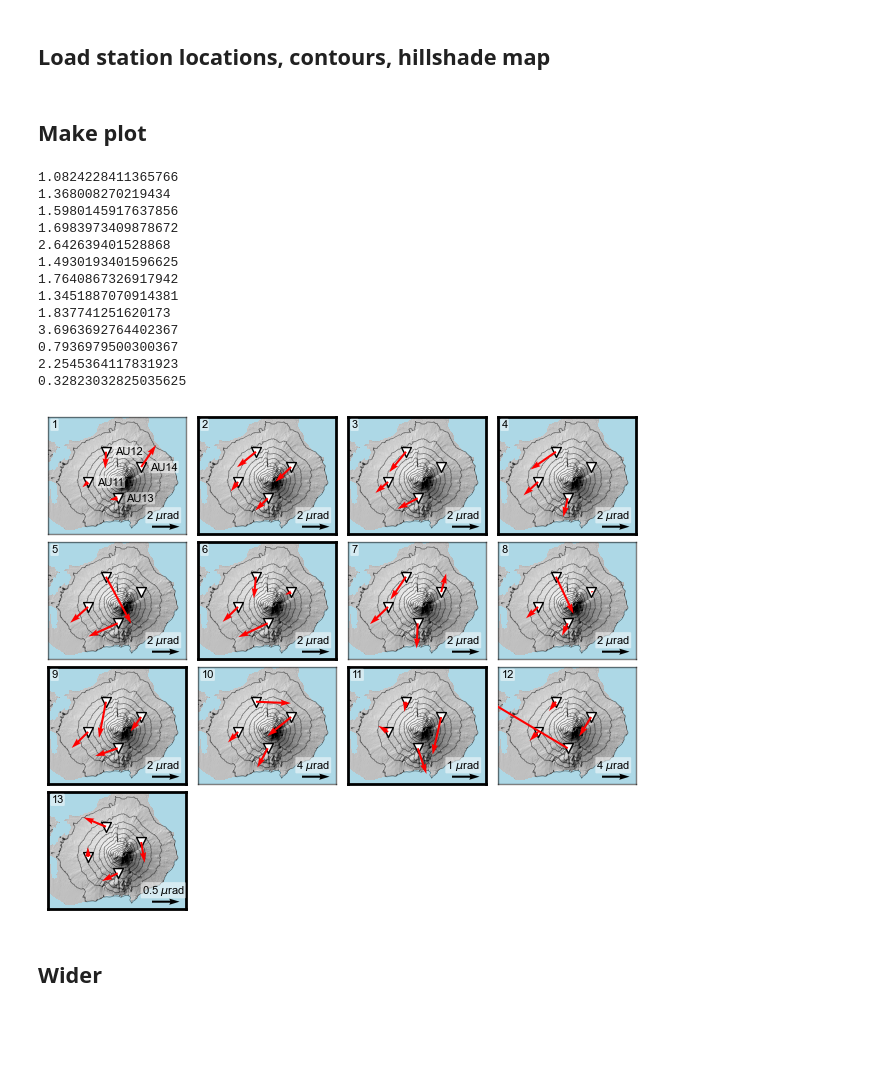
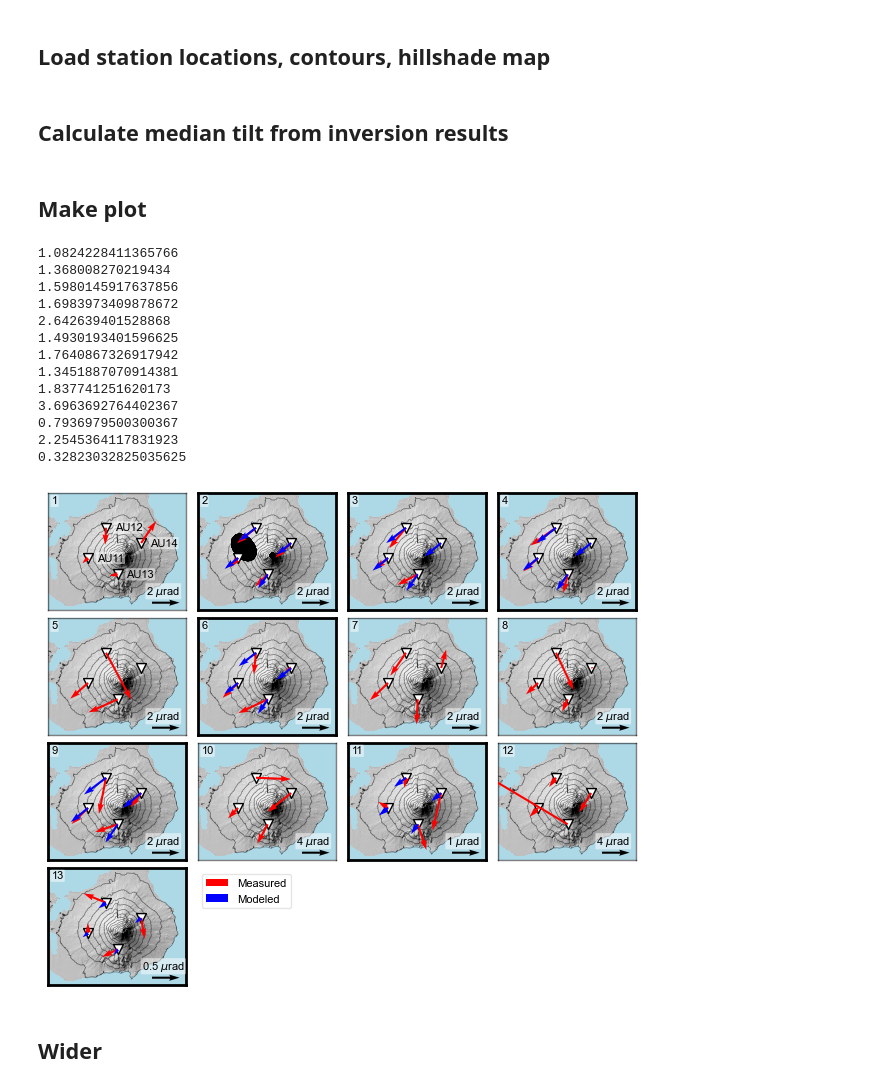
Before and after one commit to mchristoffersen/tiltErebusAugustine, a Jupyter notebook: 09_augustine_tilts_map.ipynb, the cells around one changed output. Saved outputs shown, nothing was run; the diff lists cells and outputs as text; code cells hidden in the pictures; blank space fills up the shorter version.

Commit message:
Figure updates

```diff
--- a/09_augustine_tilts_map.ipynb
+++ b/09_augustine_tilts_map.ipynb
@@ -43,3 +59,5 @@ with rasterio.open("./data/topo/augustine_ifsar_hillshade.tif", "r") as src:
 
 with rasterio.open("./data/topo/augustine_ifsar.tif", "r") as src:
     hgt_aug = src.read(1)
+# %% [markdown]
+## Calculate median tilt from inversion results
@@ -46,5 +91,23 @@ with rasterio.open("./data/topo/augustine_ifsar.tif", "r") as src:
 # %% [markdown]
 ## Make plot
+# %%
+# Draw sources
+x = np.median(samps, axis=0)
+i = 2
+xyang = np.concatenate((x[:3], [x[10 + (i * 3)] * 1e6], x[3:7]))
+# xcen, ycen, depth, radius, length and pressure
+xnish = np.concatenate(
+    (
+        x[7:9],
+        [x[12 + (i * 3)] / 2],
+        [x[9]],
+        [x[12 + (i * 3)]],
+        [x[11 + (i * 3)] * 1e6],
+    )
+)
+
+yx, yy, yz = draw_sources.yang(xyang)
+nx, ny, nz = draw_sources.nish(xnish)
 # %%
 fig, axs = plt.subplots(4, 4, figsize=(6, 5), constrained_layout=True)
 
@@ -55,6 +118,9 @@ subevents = [2, 3, 4, 6, 9, 11, 13]
 
 hillshade = hillshade.astype(np.float32)
 hillshade[hgt_aug == 0] = np.nan
+
+df, ox, oy = station_positions.station_positions()
+df = df[df[" Station "] != "AU15"]
 
 for i, event in enumerate(events):
     axs[i].grid(False)
@@ -85,6 +151,7 @@ for i, event in enumerate(events):
         s=50,
         edgecolor="k",
         facecolor="w",
+        zorder=3
     )
 
     # Station labels for first panel
@@ -97,6 +164,12 @@ for i, event in enumerate(events):
                     zorder=4,
                     bbox=dict(facecolor='white', edgecolor='none', boxstyle='round,pad=0.1', alpha=0.5)
             )
+
+    # Source location for second panel
+    if(i == 1):
+        axs[i].plot(ox+yx, oy+yy, '.', zorder=2)
+        axs[i].plot(ox+nx, oy+ny, '.', zorder=2)
+
 
     # Thicker border for events used in inversion
     if(event in subevents):
@@ -142,7 +215,7 @@ for i, event in enumerate(events):
         bbox=dict(facecolor='white', edgecolor='none', boxstyle='round,pad=0.1', alpha=0.5)
     )
 
-    axs[i].quiver(
+    meas = axs[i].quiver(
         dfmeas_sub["x"],
         dfmeas_sub["y"],
         dfmeas_sub["etilt"],
@@ -153,6 +226,21 @@ for i, event in enumerate(events):
         width=0.015,
         zorder=4
     )
+
+    if(event in subevents):
+        median_tilts_sub = median_tilts[event]
+        mod = axs[i].quiver(
+            df["x"],
+            df["y"],
+            median_tilts_sub[0],
+            median_tilts_sub[1],
+            scale=scale,
+            label="Modeled",
+            color="b",
+            width=0.015,
+            zorder=4
+        )
+
 
     if(event == 12):
         dfmeas_sub = dfmeas_sub[dfmeas_sub["station"] != "AU13"]
@@ -162,35 +250,41 @@ for i, event in enumerate(events):
     # Add label
     axs[i].annotate(
         event,
         (.025,.91),
         xycoords="axes fraction",
         fontsize=8,
         bbox=dict(facecolor='white', edgecolor='none', boxstyle='round,pad=0.1', alpha=0.5)
     )
 
-fig.delaxes(axs[13])
+# Add legend
+i = 13
+axs[i].legend(handles=[meas, mod], loc="upper left", framealpha=0.5)
+
+axs[i].set_axis_off()
+
+#fig.delaxes(axs[13])
 fig.delaxes(axs[14])
 fig.delaxes(axs[15])
 
 
 fig.savefig("./figs/augustine_tilts_map.pdf", bbox_inches="tight")
 
 fig.savefig("./figs/png/augustine_tilts_map.png", dpi=300, bbox_inches="tight")
 # %% [output]
 1.0824228411365766
 1.368008270219434
 1.5980145917637856
 1.6983973409878672
 2.642639401528868
 1.4930193401596625
 1.7640867326917942
 1.3451887070914381
 1.837741251620173
 3.6963692764402367
 0.7936979500300367
 2.2545364117831923
 0.32823032825035625
-[figure, old version]
+[figure, new version]
 # %% [markdown]
 ## Wider
 # %%
```
Also changed, not shown: parts of 3 cells of this notebook, 16 other files.
